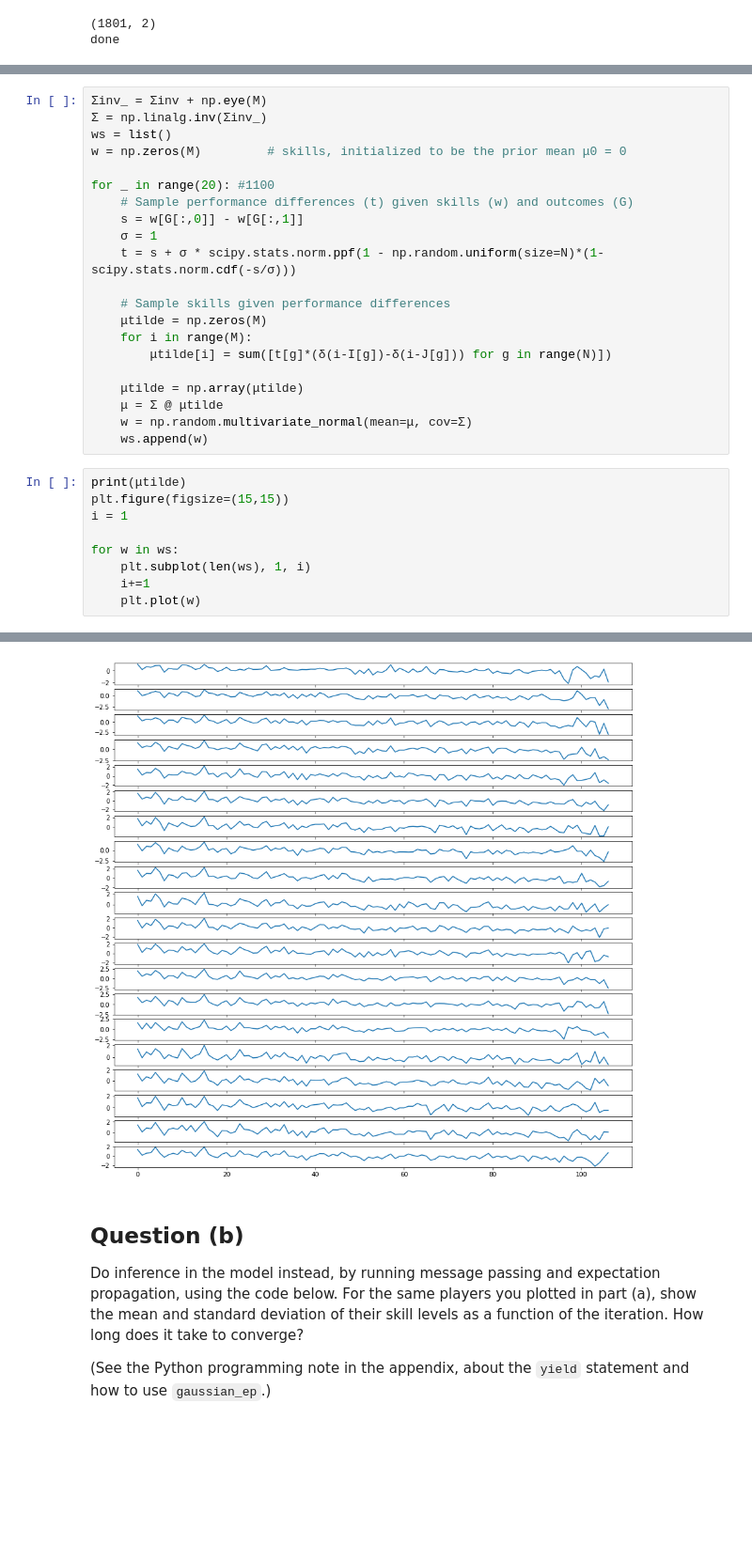
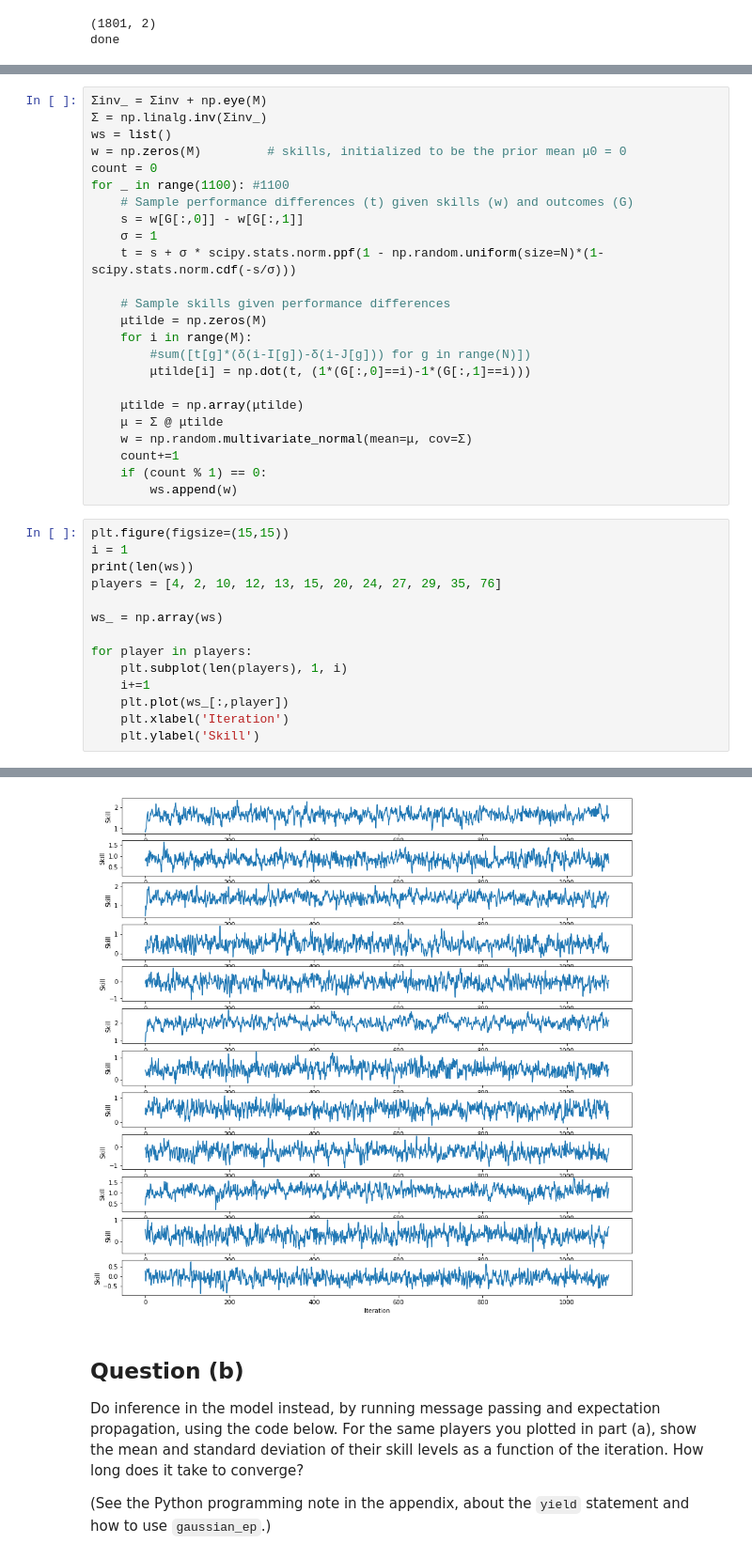
Before and after one commit to JCobbles/pml-courseworks, a Jupyter notebook: coursework2.ipynb, the cells around one changed output, grey strips where cells are left out. Shown at 94% size. Saved outputs shown, nothing was run; the diff lists cells and outputs as text; blank space fills up the shorter version.

```diff
--- a/coursework2.ipynb
+++ b/coursework2.ipynb
@@ -97,8 +96,8 @@ w_ = np.zeros(M)         # skills, initialized to be the prior mean μ0 = 0
 Σ = np.linalg.inv(Σinv_)
 ws = list()
 w = np.zeros(M)         # skills, initialized to be the prior mean μ0 = 0
-
-for _ in range(20): #1100
+count = 0
+for _ in range(1100): #1100
     # Sample performance differences (t) given skills (w) and outcomes (G)
     s = w[G[:,0]] - w[G[:,1]]
     σ = 1
@@ -107,19 +106,27 @@ for _ in range(20): #1100
     # Sample skills given performance differences
     μtilde = np.zeros(M)
     for i in range(M):
-        μtilde[i] = sum([t[g]*(δ(i-I[g])-δ(i-J[g])) for g in range(N)])
+        #sum([t[g]*(δ(i-I[g])-δ(i-J[g])) for g in range(N)])
+        μtilde[i] = np.dot(t, (1*(G[:,0]==i)-1*(G[:,1]==i)))
 
     μtilde = np.array(μtilde)
     μ = Σ @ μtilde
     w = np.random.multivariate_normal(mean=μ, cov=Σ)
-    ws.append(w)
+    count+=1
+    if (count % 1) == 0:
+        ws.append(w)
 # %%
-print(μtilde)
 plt.figure(figsize=(15,15))
 i = 1
+print(len(ws))
+players = [4, 2, 10, 12, 13, 15, 20, 24, 27, 29, 35, 76]
 
-for w in ws:
-    plt.subplot(len(ws), 1, i)
+ws_ = np.array(ws)
+
+for player in players:
+    plt.subplot(len(players), 1, i)
     i+=1
-    plt.plot(w)
+    plt.plot(ws_[:,player])
+    plt.xlabel('Iteration')
+    plt.ylabel('Skill')
 # %% [output]
@@ -143,4 +134,4 @@ for w in ws:
-[figure, old version]
+[figure, new version]
 # %% [markdown]
 ## Question (b)
 
```
Also changed, not shown: parts of 11 cells of this notebook.
